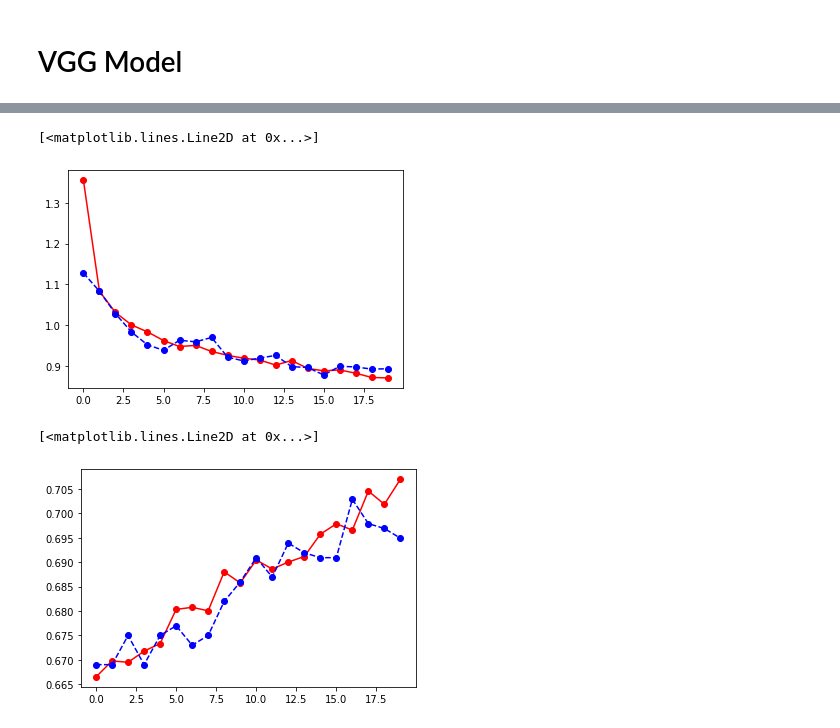
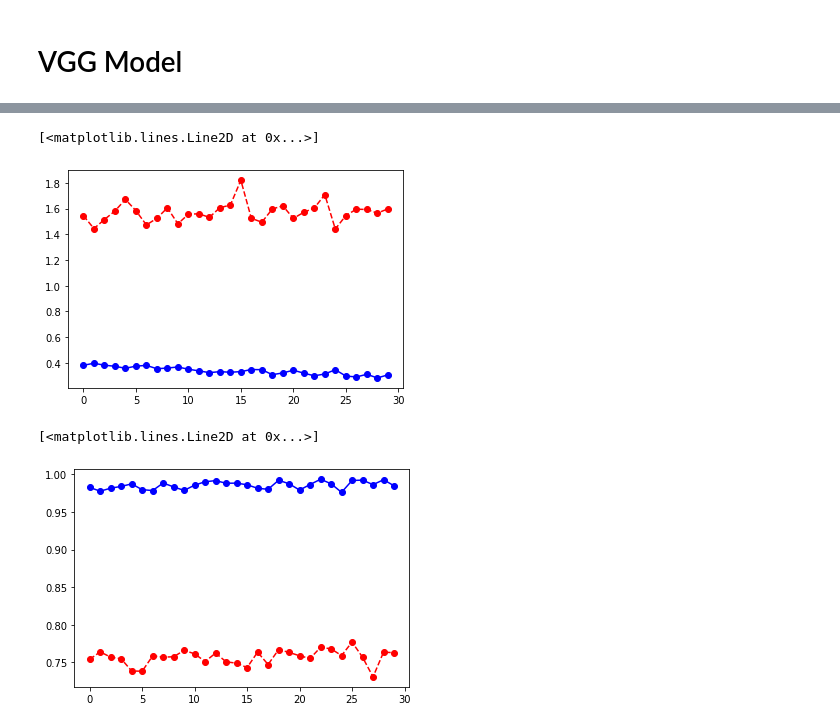
Before and after one commit to zahrasalarian/Artificial-Intelligence-in-Medicine-Projects, a Jupyter notebook: p3/main_p3.ipynb, the cells around one changed output, grey strips where cells are left out. Saved outputs shown, nothing was run; the diff lists cells and outputs as text; code cells hidden in the pictures.

```diff
--- a/p3/main_p3.ipynb
+++ b/p3/main_p3.ipynb
@@ -123,0 +150,3 @@ data['val_images'][6].shape
+# %%
+data['train_images'] = np.concatenate([np.array(train_imgs), data['train_images']])
+data['train_labels'] = np.concatenate([np.array(train_labels), data['train_labels']])
@@ -147,25 +227,25 @@ from tensorflow.keras.datasets.cifar10 import load_data
 # %%
 model = Sequential()
 
-model.add(Conv2D(32, (3, 3), activation='relu', padding='same', input_shape=data['train_images'][0].shape, kernel_regularizer=l2(0.001)))
-model.add(Conv2D(32, (3, 3), activation='relu', padding='same', kernel_regularizer=l2(0.001)))
-model.add(MaxPool2D((2, 2), strides=(2, 2)))
-model.add(Dropout(0.2))
+model.add(Conv2D(128, (3, 3), activation='relu', padding='same', input_shape=data['train_images'][0].shape, kernel_regularizer=l2(0.0001), kernel_initializer='he_uniform'))
+model.add(Conv2D(128, (3, 3), activation='relu', padding='same', kernel_regularizer=l2(0.0001), kernel_initializer='he_uniform'))
+model.add(MaxPool2D((4, 4), strides=(2, 2)))
+model.add(Dropout(0.05))
 
-model.add(Conv2D(64, (3, 3), activation='relu', padding='same', kernel_regularizer=l2(0.001)))
-model.add(Conv2D(64, (3, 3), activation='relu', padding='same', kernel_regularizer=l2(0.001)))
-model.add(MaxPool2D((2, 2), strides=(2, 2)))
-model.add(Dropout(0.2))
+model.add(Conv2D(256, (3, 3), activation='relu', padding='same', kernel_regularizer=l2(0.001), kernel_initializer='he_uniform'))
+model.add(Conv2D(256, (3, 3), activation='relu', padding='same', kernel_regularizer=l2(0.001), kernel_initializer='he_uniform'))
+model.add(MaxPool2D((4, 4), strides=(2, 2)))
+model.add(Dropout(0.1))
 
-model.add(Conv2D(128, (3, 3), activation='relu', padding='same', kernel_regularizer=l2(0.001)))
-model.add(Conv2D(128, (3, 3), activation='relu', padding='same', kernel_regularizer=l2(0.001)))
-model.add(MaxPool2D((2, 2), strides=(2, 2)))
-model.add(Dropout(0.2))
+model.add(Conv2D(512, (3, 3), activation='relu', padding='same', kernel_regularizer=l2(0.0001), kernel_initializer='he_uniform'))
+model.add(Conv2D(512, (3, 3), activation='relu', padding='same', kernel_regularizer=l2(0.001), kernel_initializer='he_uniform'))
+model.add(MaxPool2D((4, 4), strides=(2, 2)))
+model.add(Dropout(0.05))
 
 model.add(Flatten())
 
-model.add(Dense(128, activation='relu', kernel_regularizer=l2(0.001)))
-model.add(Dropout(0.1))
+model.add(Dense(128, activation='relu', kernel_regularizer=l2(0.0001), kernel_initializer='he_uniform'))
+model.add(Dropout(0.05))
 model.add(Dense(7, activation='softmax'))
 
 model.summary()
@@ -188,4 +268,4 @@ Trainable params: 1,336,615
 Non-trainable params: 0
 _________________________________________________________________
 # %%
-model.compile(optimizer='Adam', loss='categorical_crossentropy', metrics=['acc'])
+model.compile(optimizer=Adam(learning_rate=0.0001), loss='categorical_crossentropy', metrics=[tf.keras.metrics.Precision()])
@@ -196,3 +272,3 @@ array([0., 0., 0., 0., 0., 1., 0.], dtype=float32)
 # %%
-history = model.fit(data['train_images'], data['train_labels'], batch_size=32, epochs=20, validation_data=(data['val_images'], data['val_labels']))
+history = model.fit(data['train_images'], data['train_labels'], batch_size=32, epochs=30, validation_data=(data['val_images'], data['val_labels']))
 # %% [output]
@@ -216,15 +292,15 @@ Epoch 20/20
 # %%
-plt.plot(history.history['loss'], 'r-o')
-plt.plot(history.history['val_loss'], 'b--o')
+plt.plot(history.history['loss'], 'b-o')
+plt.plot(history.history['val_loss'], 'r--o')
 # %% [output]
 [<matplotlib.lines.Line2D at 0x...>]
-[figure, old version]
+[figure, new version]
 # %%
-plt.plot(history.history['acc'], 'r-o')
-plt.plot(history.history['val_acc'], 'b--o')
+plt.plot(history.history['precision'], 'b-o')
+plt.plot(history.history['val_precision'], 'r--o')
 # %% [output]
 [<matplotlib.lines.Line2D at 0x...>]
-[figure, old version]
+[figure, new version]
 # %%
 model.evaluate(data['test_images'], data['test_labels'])
 # %% [output]
```
Also changed, not shown: parts of 28 cells of this notebook.
